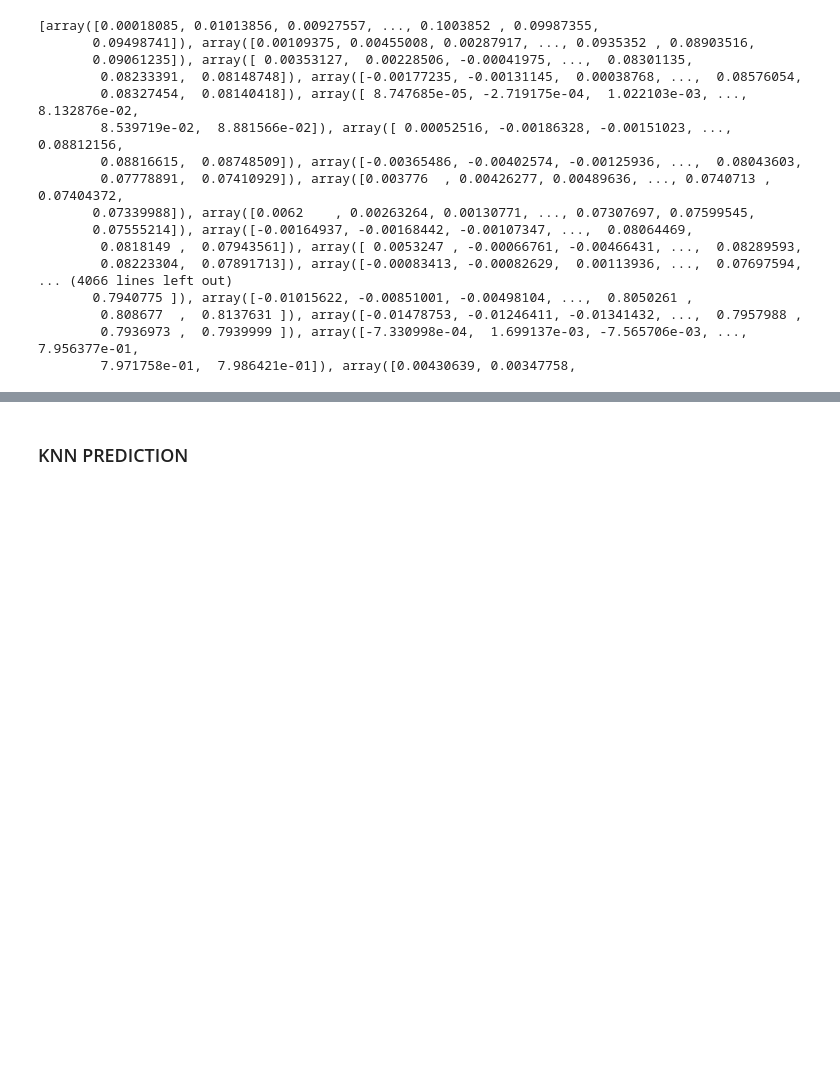
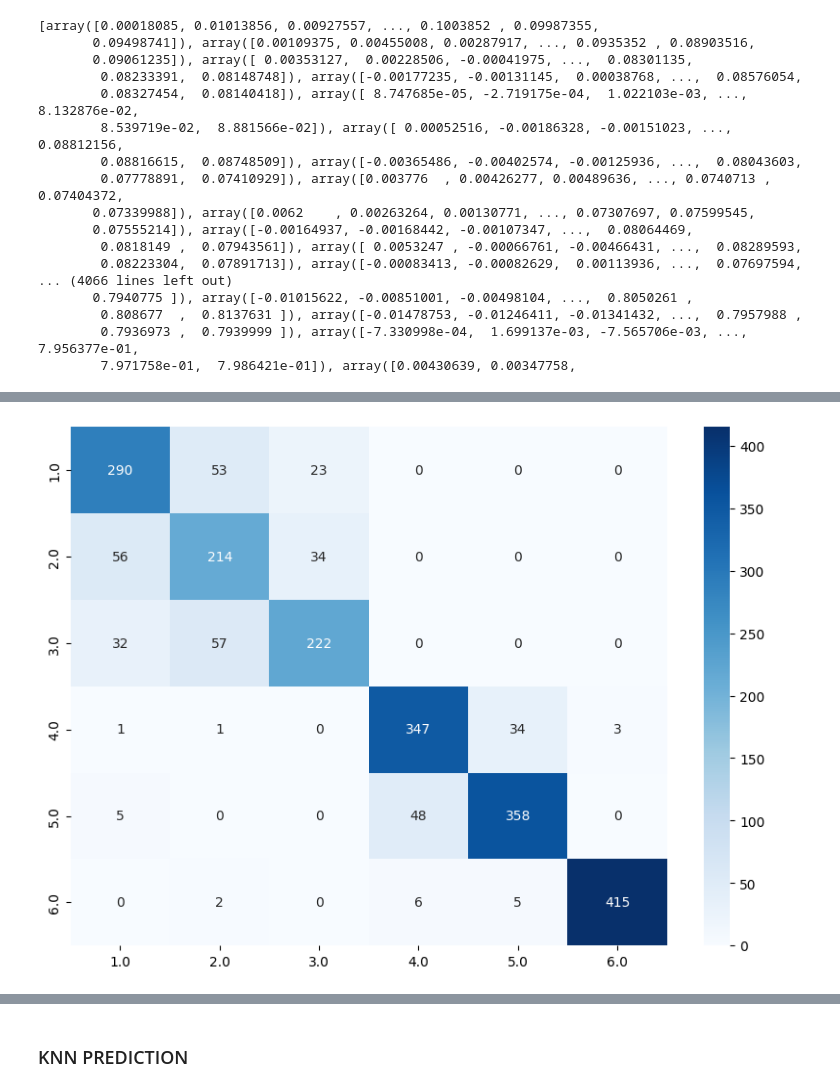
Before and after one commit to JorgeD13/ML---Project-2, a Jupyter notebook: ml-project2.ipynb, the cells around one changed output, grey strips where cells are left out. Saved outputs shown, nothing was run; the diff lists cells and outputs as text; code cells hidden in the pictures; blank space fills up the shorter version.

```diff
--- a/ml-project2.ipynb
+++ b/ml-project2.ipynb
@@ -209,13 +312,0 @@ print(acc)
-# %%
-# Reducción de dimensionalidad con PCA
-pca_train = PCA(n_components=50)
-x_train_complete_tmp = pca_train.fit_transform(x_train_complete)
-y_train_complete = y
-
-# Dividir el conjunto de datos en entrenamiento y prueba
-X_train, X_test, y_train, y_test = train_test_split(x_train_complete_tmp, y_train_complete, test_size=0.3, random_state=42)
-print('Prediction begins')
-y_temp = dt_predict(X_train, y_train, X_test)
-print('Prediction ends')
-acc = accuracy_score(y_true=y_test, y_pred=y_temp)
-print(acc)
@@ -223,0 +313,9 @@ ValueError: n_components=50 must be between 0 and min(n_samples, n_features)=10
+# %%
+acc = accuracy_score(y_true=y_test, y_pred=y_temp)
+report = classification_report(y_true=y_test, y_pred=y_temp)
+matrix = confusion_matrix(y_true=y_test, y_pred=y_temp)
+f1 = f1_score(y_true=y_test, y_pred=y_temp, average="weighted")
+print("accuracy: ", acc)
+print("report: ", report)
+print("matrix: ", matrix)
+print("f1: ", f1)
@@ -224,3 +340,9 @@ ValueError: n_components=50 must be between 0 and min(n_samples, n_features)=10
+# %%
+plt.figure(figsize=(10, 7))
+sns.heatmap(matrix, annot=True, fmt='d', cmap='Blues', xticklabels=np.unique(y_test), yticklabels=np.unique(y_test))
+plt.show()
+# %% [output]
+[figure, added]
 # %%
 with h5py.File('test.h5', 'r') as Pred:
     data_pred = []
```
Also changed, not shown: parts of 14 cells of this notebook, 1 other file.
